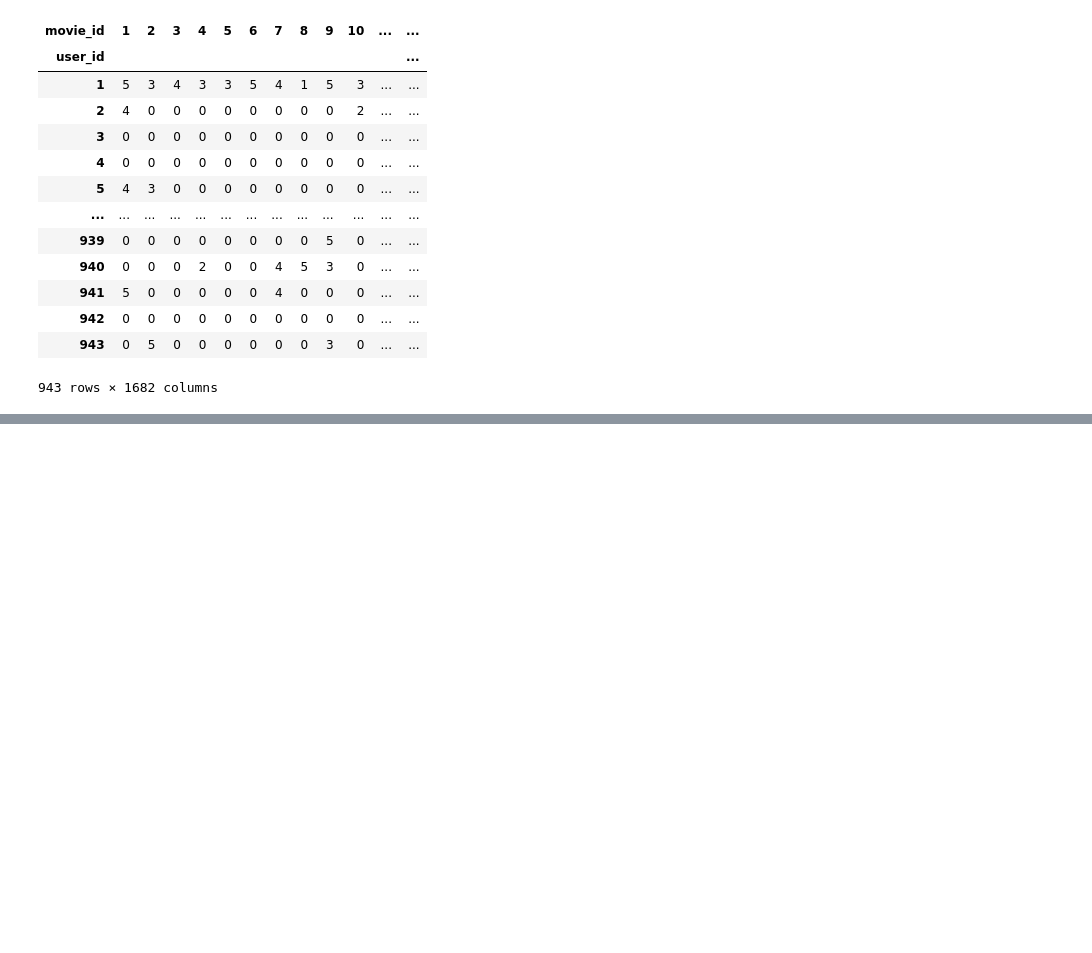
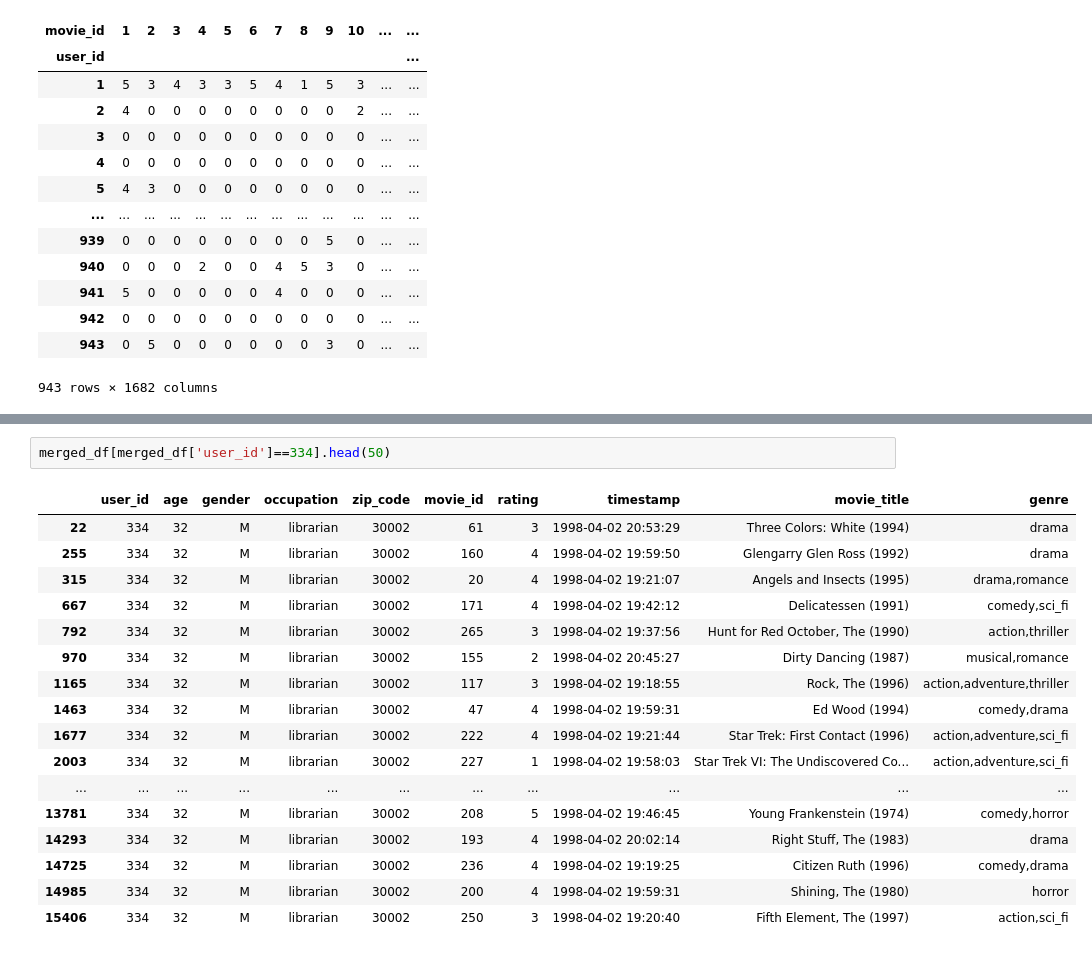
Before and after one commit to TanusreeDas/machine-learning-with-python, a Jupyter notebook: notebooks/collaborative_recommender_system-movies.ipynb, the cells around one changed output, grey strips where cells are left out. Cells and saved outputs as stored; diff of their text form; blank space fills up the shorter version.

```diff
--- a/notebooks/collaborative_recommender_system-movies.ipynb
+++ b/notebooks/collaborative_recommender_system-movies.ipynb
@@ -548,0 +682,20 @@ plt.show()
+# %%
+merged_df[merged_df['user_id']==334].head(50)
+# %% [output]
+|  | user_id | age | gender | occupation | zip_code | movie_id | rating | timestamp | movie_title | genre |
+| 22 | 334 | 32 | M | librarian | 30002 | 61 | 3 | 1998-04-02 20:53:29 | Three Colors: White (1994) | drama |
+| 255 | 334 | 32 | M | librarian | 30002 | 160 | 4 | 1998-04-02 19:59:50 | Glengarry Glen Ross (1992) | drama |
+| 315 | 334 | 32 | M | librarian | 30002 | 20 | 4 | 1998-04-02 19:21:07 | Angels and Insects (1995) | drama,romance |
+| 667 | 334 | 32 | M | librarian | 30002 | 171 | 4 | 1998-04-02 19:42:12 | Delicatessen (1991) | comedy,sci_fi |
+| 792 | 334 | 32 | M | librarian | 30002 | 265 | 3 | 1998-04-02 19:37:56 | Hunt for Red October, The (1990) | action,thriller |
+| 970 | 334 | 32 | M | librarian | 30002 | 155 | 2 | 1998-04-02 20:45:27 | Dirty Dancing (1987) | musical,romance |
+| 1165 | 334 | 32 | M | librarian | 30002 | 117 | 3 | 1998-04-02 19:18:55 | Rock, The (1996) | action,adventure,thriller |
+| 1463 | 334 | 32 | M | librarian | 30002 | 47 | 4 | 1998-04-02 19:59:31 | Ed Wood (1994) | comedy,drama |
+| 1677 | 334 | 32 | M | librarian | 30002 | 222 | 4 | 1998-04-02 19:21:44 | Star Trek: First Contact (1996) | action,adventure,sci_fi |
+| 2003 | 334 | 32 | M | librarian | 30002 | 227 | 1 | 1998-04-02 19:58:03 | Star Trek VI: The Undiscovered Co... | action,adventure,sci_fi |
+| ... | ... | ... | ... | ... | ... | ... | ... | ... | ... | ... |
+| 13781 | 334 | 32 | M | librarian | 30002 | 208 | 5 | 1998-04-02 19:46:45 | Young Frankenstein (1974) | comedy,horror |
+| 14293 | 334 | 32 | M | librarian | 30002 | 193 | 4 | 1998-04-02 20:02:14 | Right Stuff, The (1983) | drama |
+| 14725 | 334 | 32 | M | librarian | 30002 | 236 | 4 | 1998-04-02 19:19:25 | Citizen Ruth (1996) | comedy,drama |
+| 14985 | 334 | 32 | M | librarian | 30002 | 200 | 4 | 1998-04-02 19:59:31 | Shining, The (1980) | horror |
+| 15406 | 334 | 32 | M | librarian | 30002 | 250 | 3 | 1998-04-02 19:20:40 | Fifth Element, The (1997) | action,sci_fi |
```
Also changed, not shown: parts of 104 cells of this notebook.
